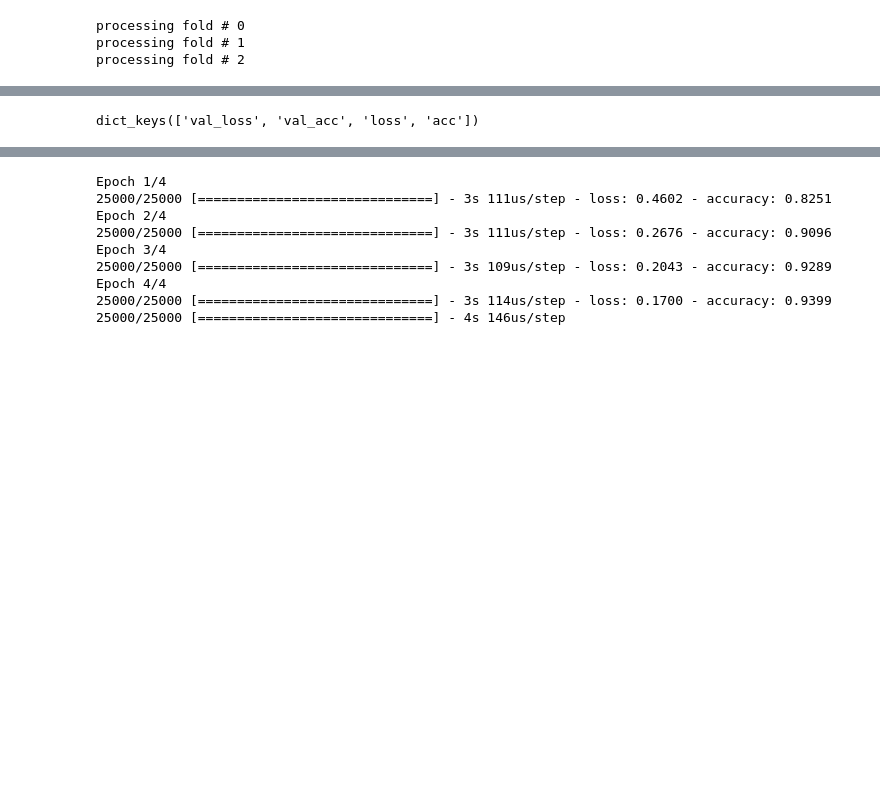
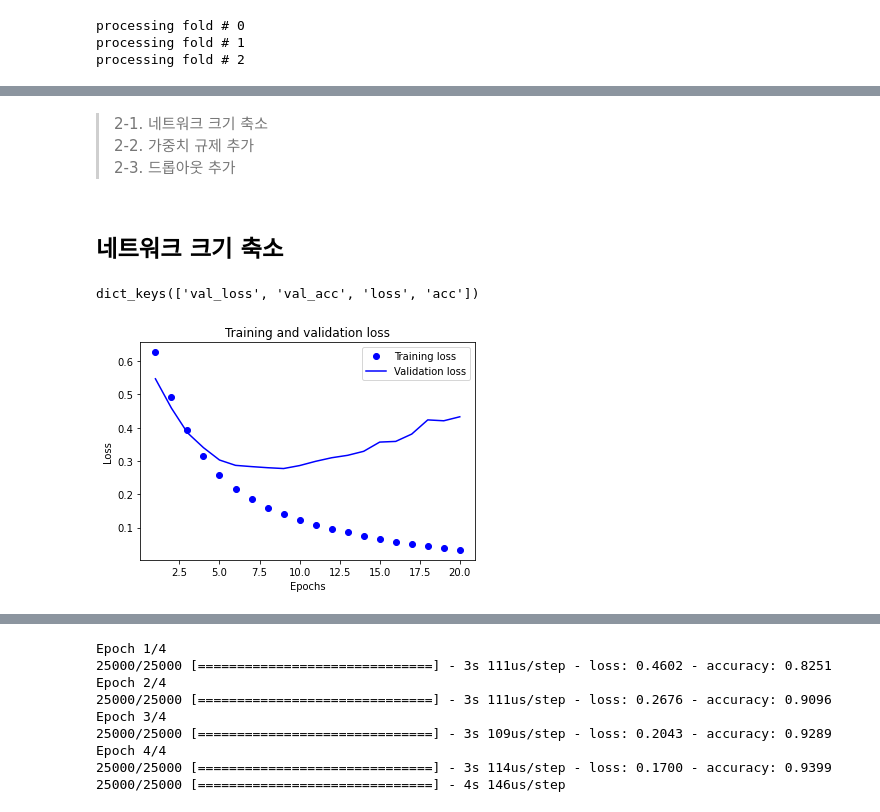
Before and after one commit to da-nyee/artificial-intelligence, a Jupyter notebook: a_binary_classification_example_midterm.ipynb, the cells around one changed output, grey strips where cells are left out. Cells and saved outputs as stored; diff of their text form; code cells hidden in the pictures; blank space fills up the shorter version.

```diff
--- a/a_binary_classification_example_midterm.ipynb
+++ b/a_binary_classification_example_midterm.ipynb
@@ -197,5 +127,54 @@ Epoch 20/20
+# %% [markdown]
+> 2-1. 네트워크 크기 축소<br/>
+> 2-2. 가중치 규제 추가<br/>
+> 2-3. 드롭아웃 추가
+# %% [markdown]
+## 네트워크 크기 축소
+# %%
+# 네트워크 크기 축소
+
+# 신경망 모델 만들기
+def small_size_model():
+    model = models.Sequential()
+
+    model.add(layers.Dense(6, activation='relu', input_shape=(10000,)))
+    model.add(layers.Dense(6, activation='relu'))
+    model.add(layers.Dense(1, activation='sigmoid'))
+
+    model.compile(optimizer='rmsprop', loss='binary_crossentropy', metrics=['acc'])
+
+    return model
+# %%
+small_size_model = small_size_model() # 모델 정의
+
+history = small_size_model.fit(partial_train_data, # 모델 훈련
+                               partial_train_labels,
+                               epochs=20,
+                               batch_size=512,
+                               validation_data=(partial_test_data, partial_test_labels),
+                               verbose=0) # 모델 검증
 # %%
 history_dict = history.history
 history_dict.keys()
 # %% [output]
 dict_keys(['val_loss', 'val_acc', 'loss', 'acc'])
+# %%
+# graph visualization (loss)
+
+import matplotlib.pyplot as plt
+
+loss_values = history_dict['loss']
+val_loss_values = history_dict['val_loss']
+
+epochs = range(1, len(history_dict['loss'])+1)
+
+plt.plot(epochs, loss_values, 'bo', label='Training loss')
+plt.plot(epochs, val_loss_values, 'b', label='Validation loss')
+plt.title('Training and validation loss')
+plt.xlabel('Epochs')
+plt.ylabel('Loss')
+plt.legend()
+
+plt.show()
+# %% [output]
+[figure, added]
```
Also changed, not shown: parts of 37 cells of this notebook.
